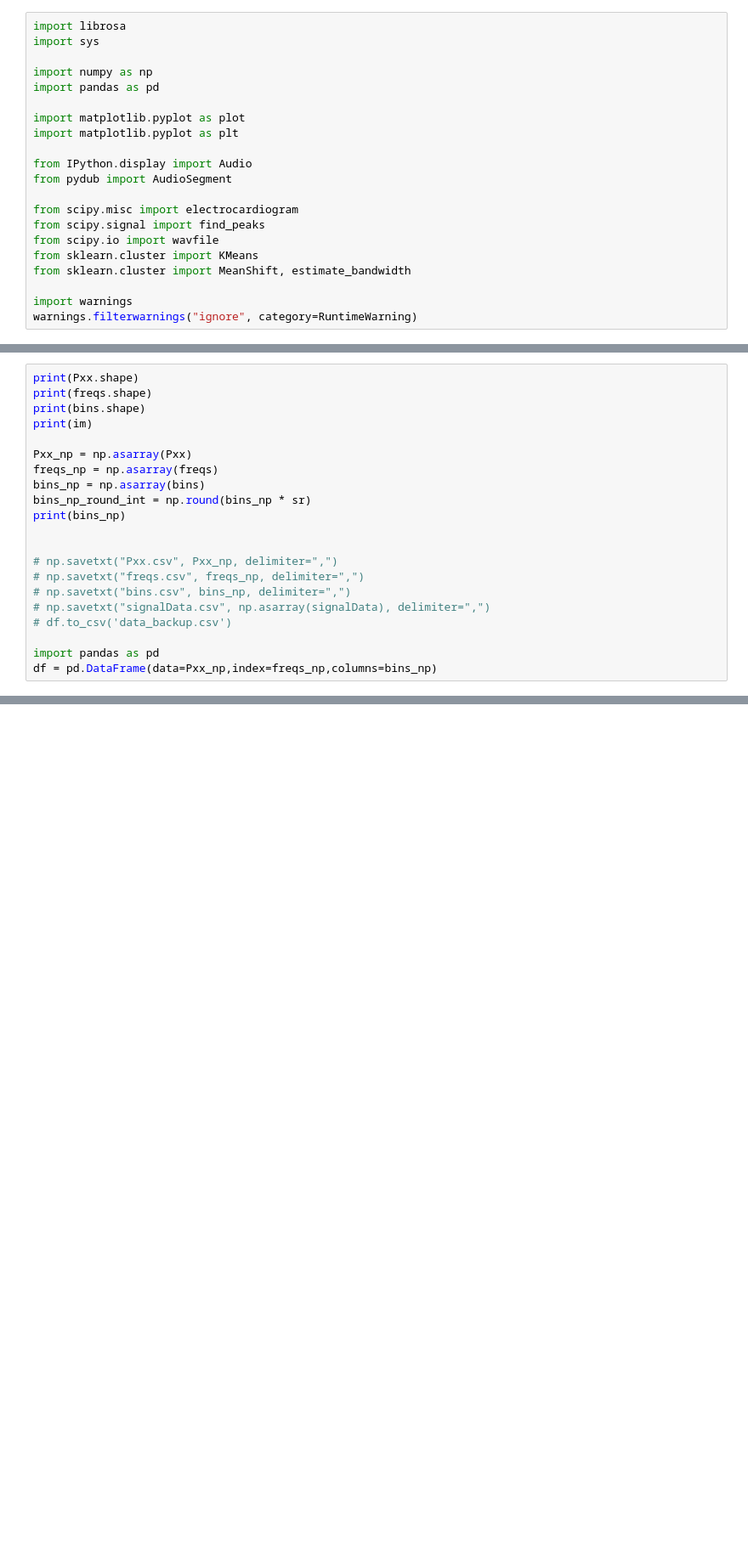
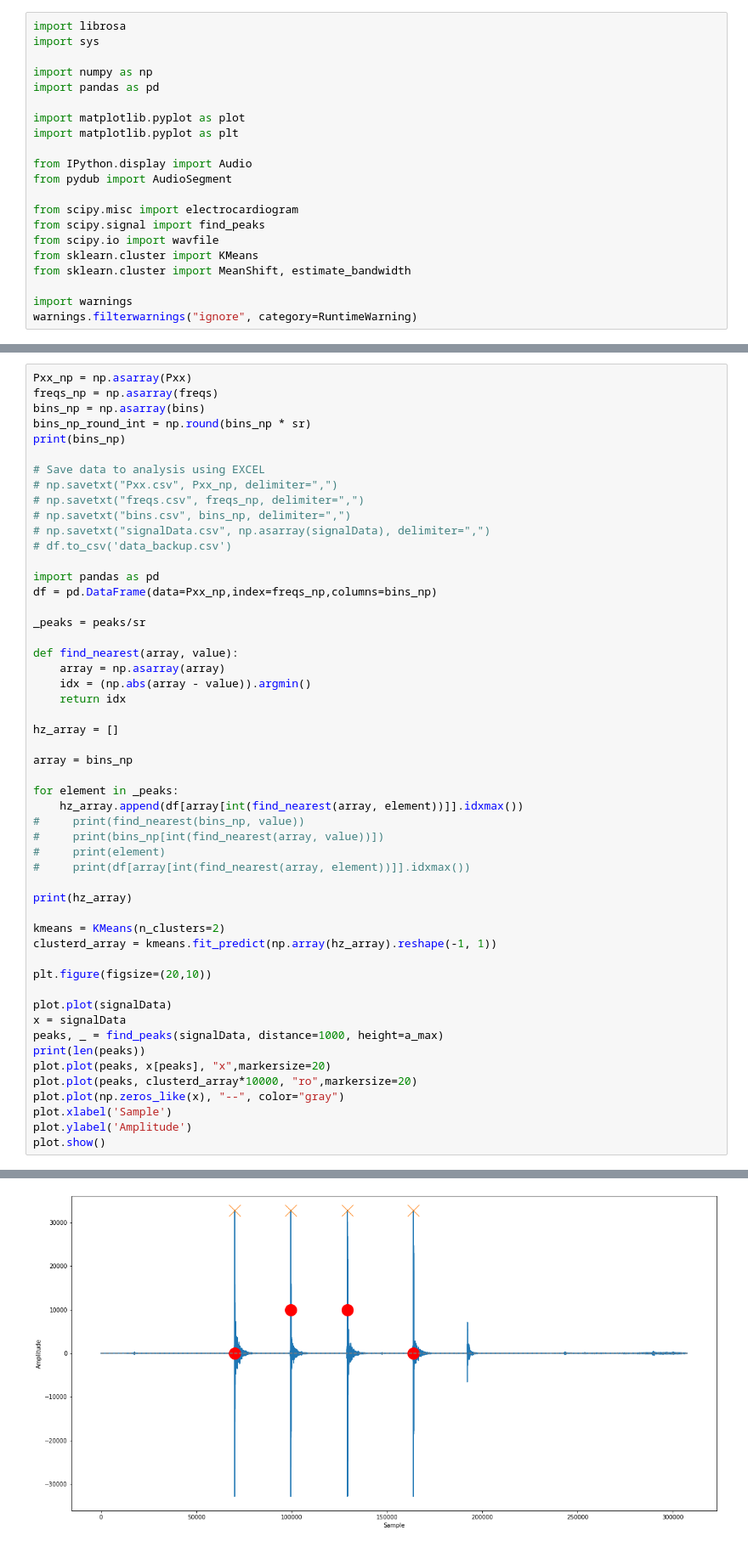
Before and after one commit to jaehosung/MakiSoundi, a Jupyter notebook: Audio analysis.ipynb, the cells around one changed output, grey strips where cells are left out. Shown at 85% size. Drawn from its saved outputs; the diff is of its cells as text; blank space fills up the shorter version.

```diff
--- a/Audio analysis.ipynb
+++ b/Audio analysis.ipynb
@@ -71,16 +81,11 @@ plot.show()
 # %%
-print(Pxx.shape)
-print(freqs.shape)
-print(bins.shape)
-print(im)
-
 Pxx_np = np.asarray(Pxx)
 freqs_np = np.asarray(freqs)
 bins_np = np.asarray(bins)
 bins_np_round_int = np.round(bins_np * sr)
 print(bins_np)
 
-
+# Save data to analysis using EXCEL
 # np.savetxt("Pxx.csv", Pxx_np, delimiter=",")
 # np.savetxt("freqs.csv", freqs_np, delimiter=",")
 # np.savetxt("bins.csv", bins_np, delimiter=",")
@@ -89,4 +94,40 @@ print(bins_np)
 
 import pandas as pd
 df = pd.DataFrame(data=Pxx_np,index=freqs_np,columns=bins_np)
+
+_peaks = peaks/sr
+
+def find_nearest(array, value):
+    array = np.asarray(array)
+    idx = (np.abs(array - value)).argmin()
+    return idx
+
+hz_array = []
+
+array = bins_np
+
+for element in _peaks:
+    hz_array.append(df[array[int(find_nearest(array, element))]].idxmax())
+#     print(find_nearest(bins_np, value))
+#     print(bins_np[int(find_nearest(array, value))])
+#     print(element)
+#     print(df[array[int(find_nearest(array, element))]].idxmax())
+
+print(hz_array)
+
+kmeans = KMeans(n_clusters=2)
+clusterd_array = kmeans.fit_predict(np.array(hz_array).reshape(-1, 1))
+
+plt.figure(figsize=(20,10))
+
+plot.plot(signalData)
+x = signalData
+peaks, _ = find_peaks(signalData, distance=1000, height=a_max)
+print(len(peaks))
+plot.plot(peaks, x[peaks], "x",markersize=20)
+plot.plot(peaks, clusterd_array*10000, "ro",markersize=20)
+plot.plot(np.zeros_like(x), "--", color="gray")
+plot.xlabel('Sample')
+plot.ylabel('Amplitude')
+plot.show()
 # %% [output]
@@ -98,0 +138 @@ AxesImage(180,386.509;1116x247.091)
+[figure, added]
```
Also changed, not shown: parts of 9 cells of this notebook, 22 other files.
